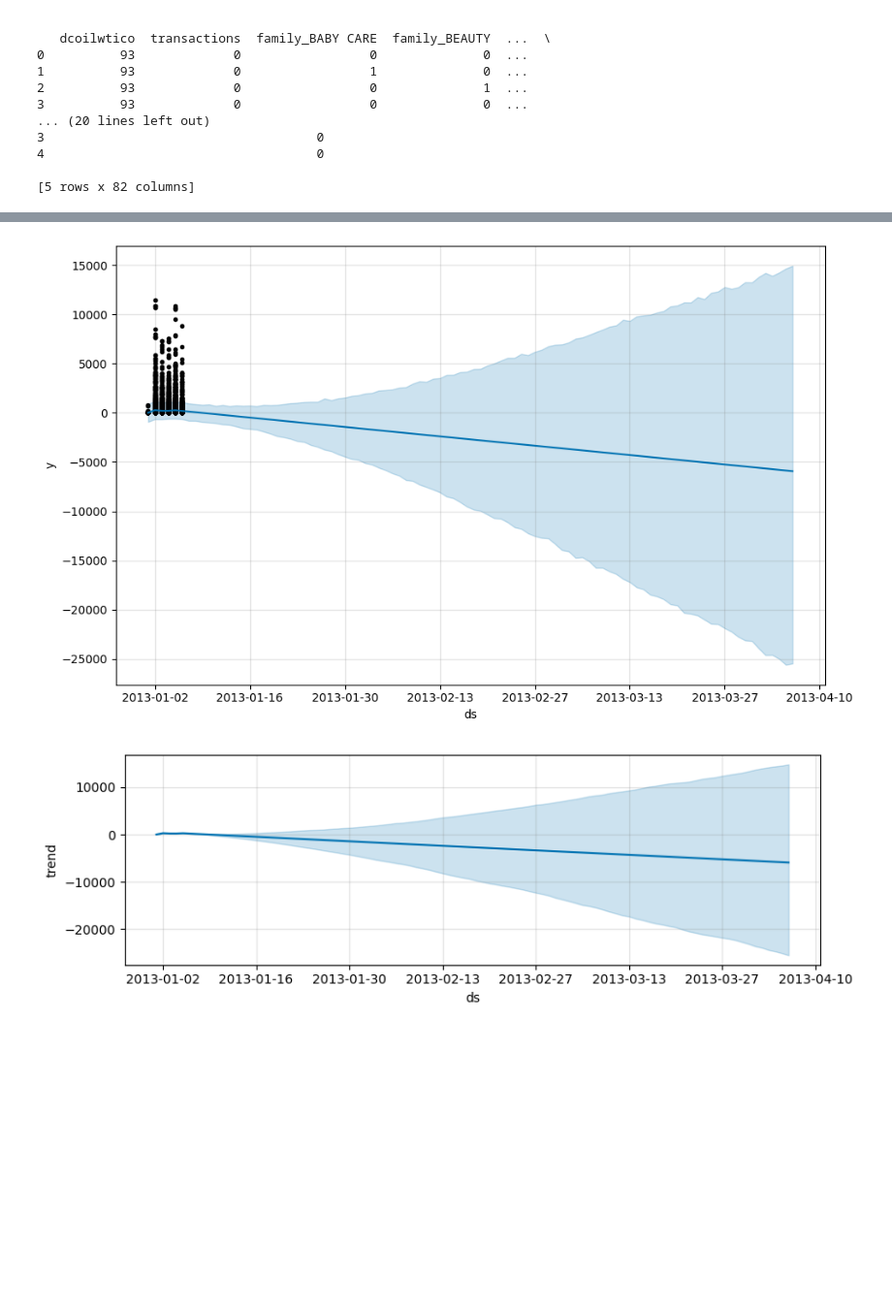
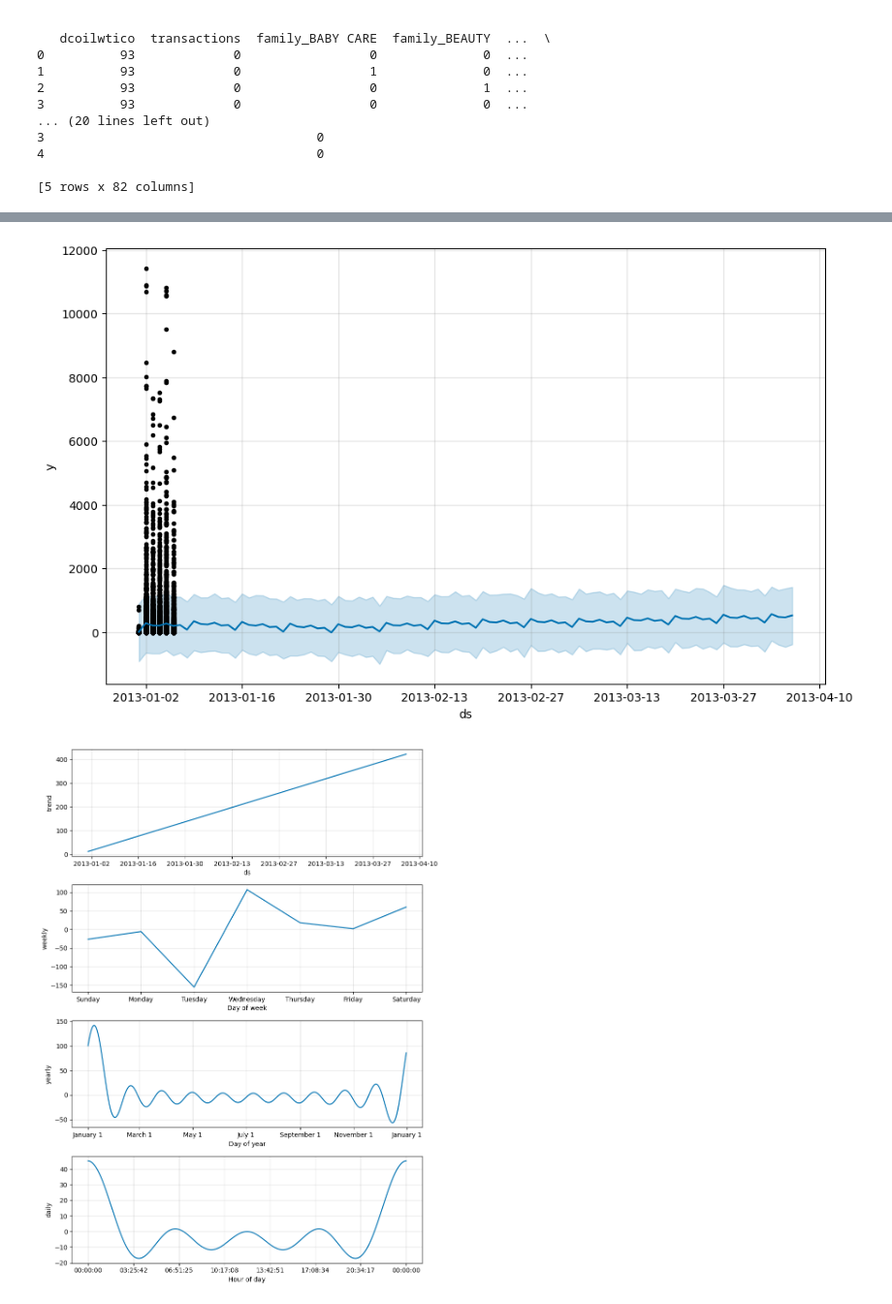
Before and after one commit to sand33p312/sales_store_time_series_forcasting, a Jupyter notebook: timeSeries_sales_strore.ipynb, the cells around one changed output, grey strips where cells are left out. Shown at 97% size. Drawn from its saved outputs; the diff is of its cells as text; code cells hidden in the pictures; blank space fills up the shorter version.

```diff
--- a/timeSeries_sales_strore.ipynb
+++ b/timeSeries_sales_strore.ipynb
@@ -173,7 +190,7 @@ class ProphetPredictSales:
         # Converting only specific columns if needed
         self.data['y'] = self.data['y'].astype(float)  # Ensure sales is a float
 
-        self.model=Prophet()
+        self.model = Prophet(yearly_seasonality=True, weekly_seasonality=True, daily_seasonality=True)
 
     def fit(self):
         # Fit the model to the training data
@@ -229,2 +238,2 @@ INFO:cmdstanpy:Chain [1] done processing
-[figure, old version]
+[figure, new version]
-[figure, old version]
+[figure, new version]
```
Also changed, not shown: parts of 2 cells of this notebook.
